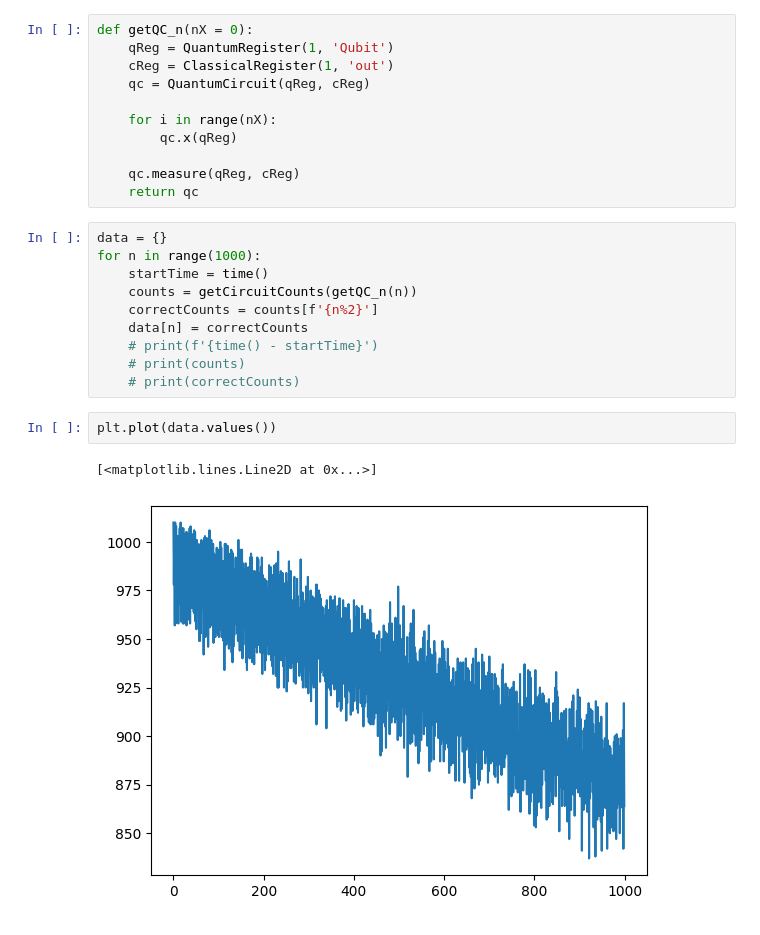
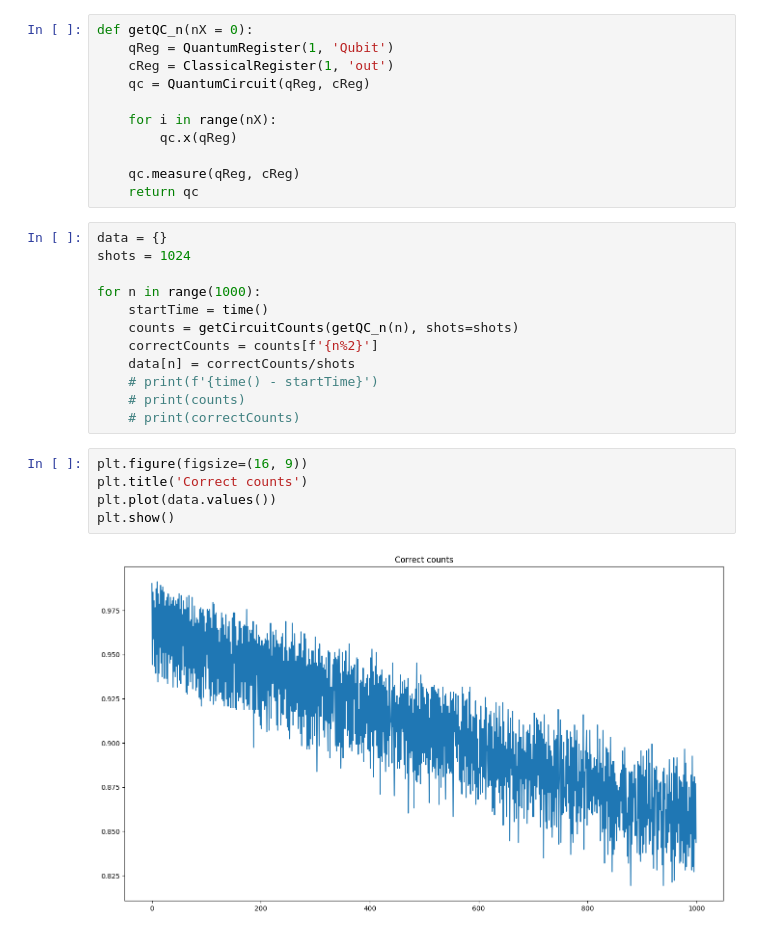
Before and after one commit to FedeFixxo/Quantum-Computing, a Jupyter notebook: Notebooks/Series of X gates.ipynb, the cells around one changed output. Drawn from its saved outputs; the diff is of its cells as text.

```diff
--- a/Notebooks/Series of X gates.ipynb
+++ b/Notebooks/Series of X gates.ipynb
@@ -36,16 +34,20 @@ def getQC_n(nX = 0):
     return qc
 # %%
 data = {}
+shots = 1024
+
 for n in range(1000):
     startTime = time()
-    counts = getCircuitCounts(getQC_n(n))
+    counts = getCircuitCounts(getQC_n(n), shots=shots)
     correctCounts = counts[f'{n%2}']
-    data[n] = correctCounts
+    data[n] = correctCounts/shots
     # print(f'{time() - startTime}')
     # print(counts)
     # print(correctCounts)
-# %%
-plt.plot(data.values())
-# %% [output]
-[<matplotlib.lines.Line2D at 0x...>]
-[figure, removed]
+# %%
+plt.figure(figsize=(16, 9))
+plt.title('Correct counts')
+plt.plot(data.values())
+plt.show()
+# %% [output]
+[figure, added]
```
Also changed, not shown: parts of 4 cells of this notebook.
